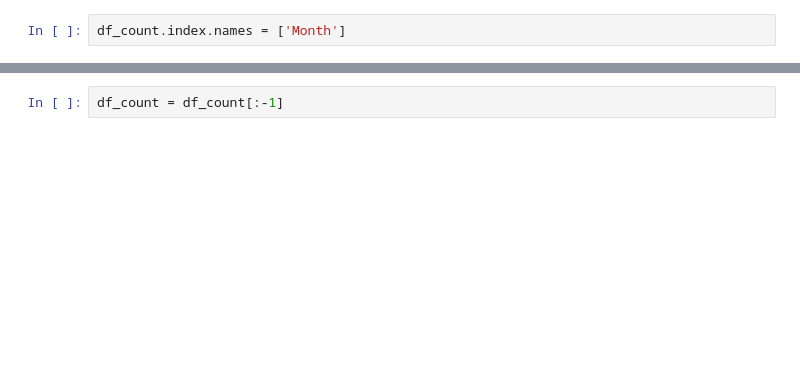
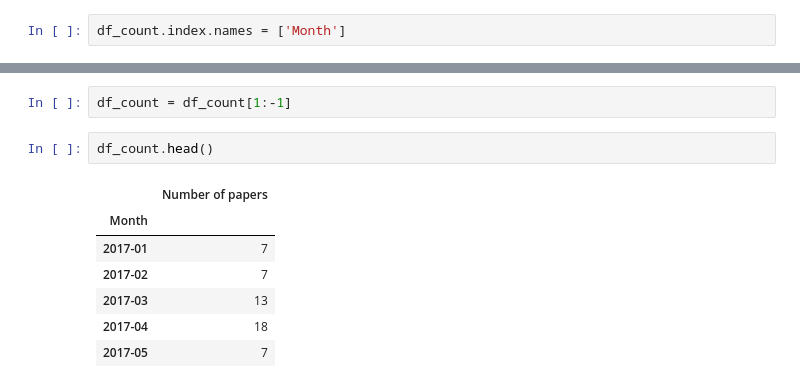
Before and after one commit to HEPData/miscellaneous, a Jupyter notebook: notebooks/plot_submissions_with_date.ipynb, the cells around one changed output, grey strips where cells are left out. Drawn from its saved outputs; the diff is of its cells as text; blank space fills up the shorter version.

```diff
--- a/notebooks/plot_submissions_with_date.ipynb
+++ b/notebooks/plot_submissions_with_date.ipynb
@@ -81,5 +81,15 @@ Drop the last month since likely to be incomplete.
 # %%
-df_count = df_count[:-1]
+df_count = df_count[1:-1]
+# %%
+df_count.head()
+# %% [output]
+|  | Number of papers |
+| Month |  |
+| 2017-01 | 7 |
+| 2017-02 | 7 |
+| 2017-03 | 13 |
+| 2017-04 | 18 |
+| 2017-05 | 7 |
 # %%
 df_count.tail()
 # %% [output]
```
Also changed, not shown: parts of 7 cells of this notebook.
